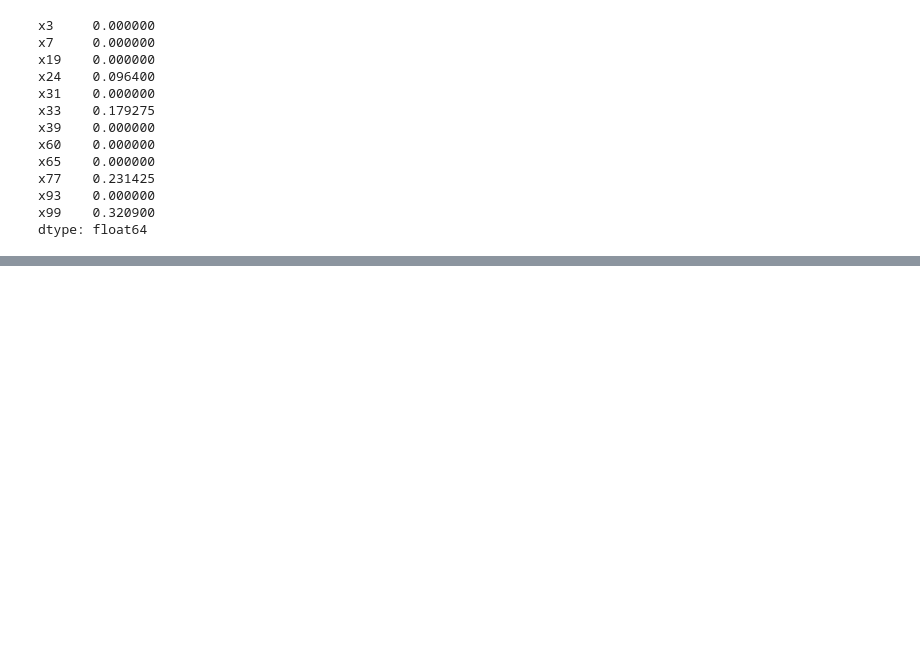
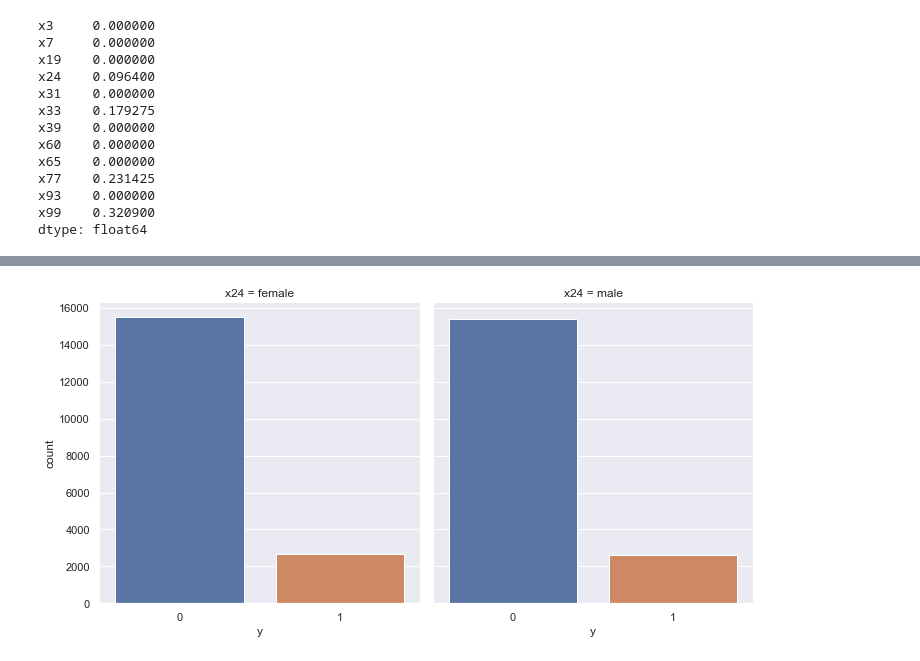
Before and after one commit to nghitrampham/data_assessments, a Jupyter notebook: statefarm/EDA.ipynb, the cells around one changed output, grey strips where cells are left out. Saved outputs shown, nothing was run; the diff lists cells and outputs as text; code cells hidden in the pictures; blank space fills up the shorter version.

```diff
--- a/statefarm/EDA.ipynb
+++ b/statefarm/EDA.ipynb
@@ -131,3 +196,7 @@ NameError: name 'lower' is not defined
+# %%
+sns.factorplot(x='y', col='x24', kind='count', data=cat_df);
+# %% [output]
+[figure, added]
 # %%
 sns.countplot(x='x3', data=cat_df);
 # %% [output]
```
Also changed, not shown: parts of 26 cells of this notebook.
